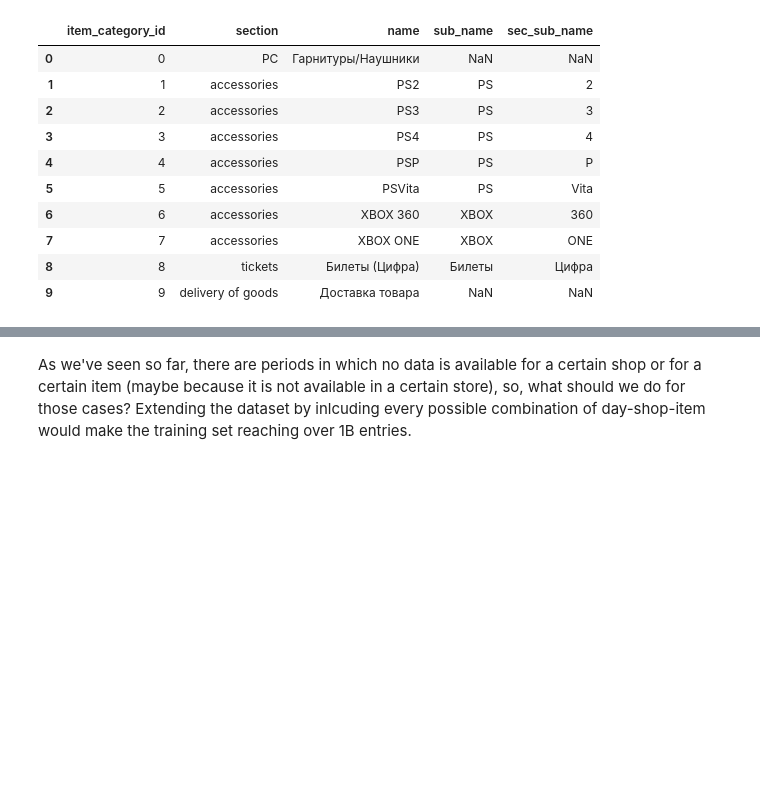
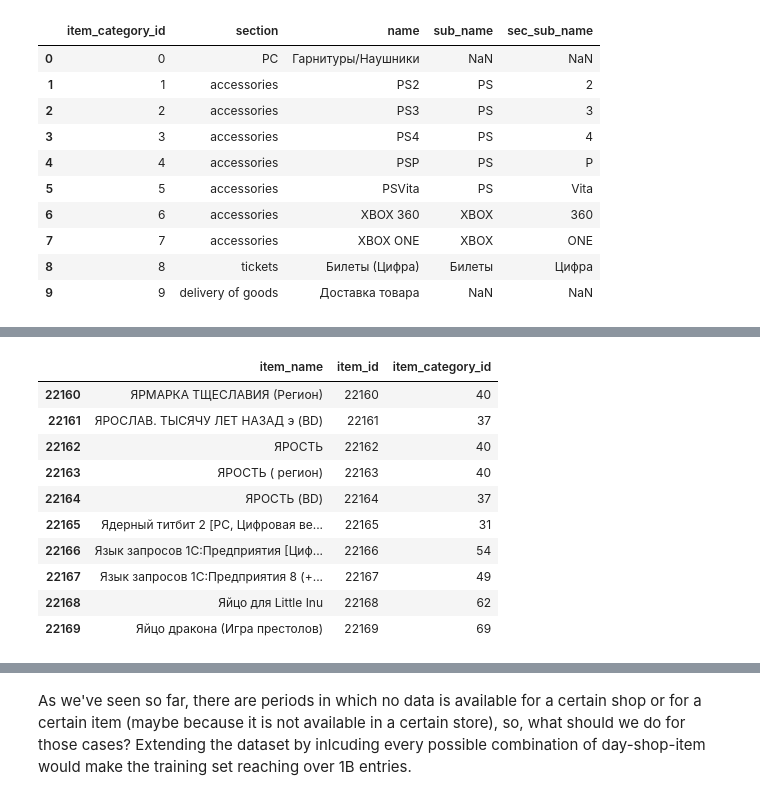
Before and after one commit to pietroventurini/predict-future-sales, a Jupyter notebook: Predict_Future_Sales_EDA.ipynb, the cells around one changed output, grey strips where cells are left out. Saved outputs shown, nothing was run; the diff lists cells and outputs as text; code cells hidden in the pictures; blank space fills up the shorter version.

```diff
--- a/Predict_Future_Sales_EDA.ipynb
+++ b/Predict_Future_Sales_EDA.ipynb
@@ -463,0 +488,14 @@ categories
+# %%
+items.tail(10)
+# %% [output]
+|  | item_name | item_id | item_category_id |
+| 22160 | ЯРМАРКА ТЩЕСЛАВИЯ (Регион) | 22160 | 40 |
+| 22161 | ЯРОСЛАВ. ТЫСЯЧУ ЛЕТ НАЗАД э (BD) | 22161 | 37 |
+| 22162 | ЯРОСТЬ | 22162 | 40 |
+| 22163 | ЯРОСТЬ ( регион) | 22163 | 40 |
+| 22164 | ЯРОСТЬ (BD) | 22164 | 37 |
+| 22165 | Ядерный титбит 2 [PC, Цифровая ве... | 22165 | 31 |
+| 22166 | Язык запросов 1С:Предприятия [Циф... | 22166 | 54 |
+| 22167 | Язык запросов 1С:Предприятия 8 (+... | 22167 | 49 |
+| 22168 | Яйцо для Little Inu | 22168 | 62 |
+| 22169 | Яйцо дракона (Игра престолов) | 22169 | 69 |
```
Also changed, not shown: parts of 46 cells of this notebook.
